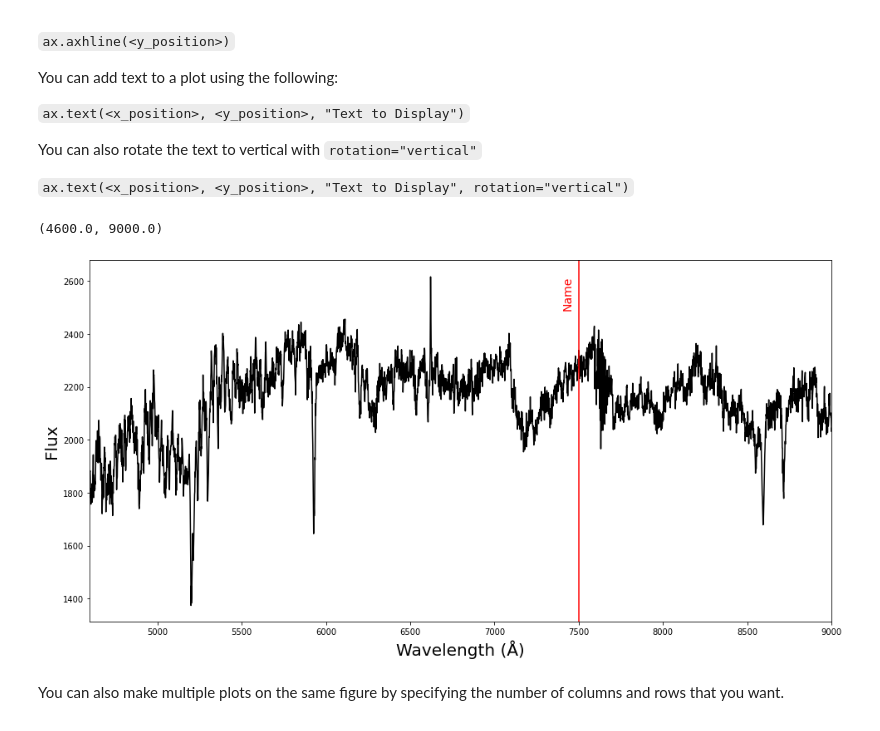
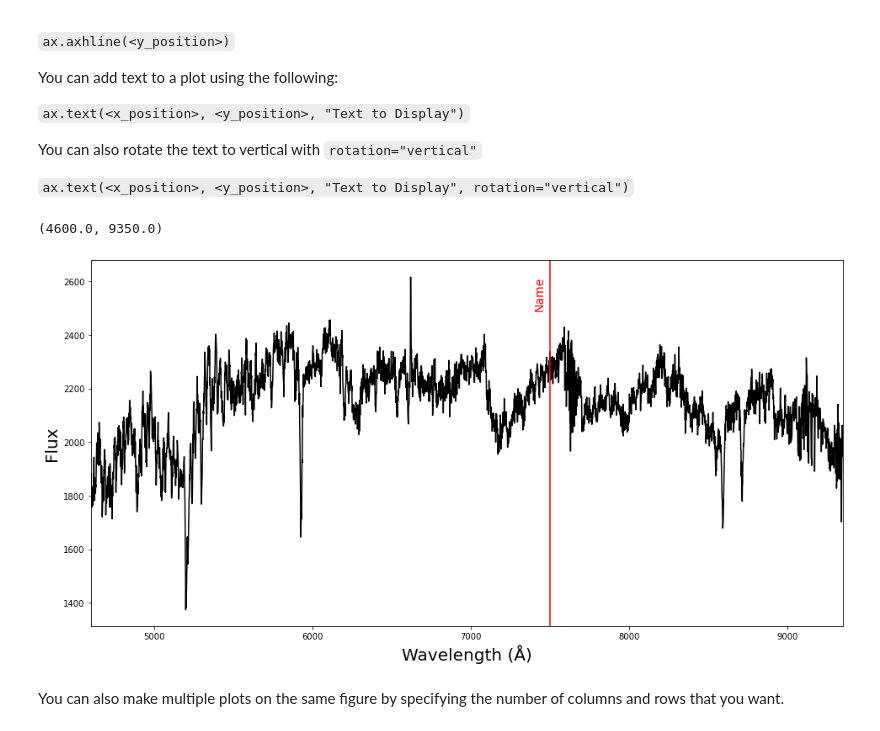
Before and after one commit to abatten/introduction-to-computing, a Jupyter notebook: introduction_to_python.ipynb, the cells around one changed output. Saved outputs shown, nothing was run; the diff lists cells and outputs as text; code cells hidden in the pictures.

```diff
--- a/introduction_to_python.ipynb
+++ b/introduction_to_python.ipynb
@@ -542,21 +542,21 @@ You can also rotate the text to vertical with `rotation="vertical"`
 # %%
 fig, ax = plt.subplots(figsize=(16,8))
 
 ax.plot(wavelength, spectra1, color="black")
 
 # Cope these lines multiple times and replace the x values and the name for each element you find.
 ax.axvline(x=7500, color="red")
 ax.text(x=7400, y=2500, s="Name", rotation='vertical', color="red", fontsize=14)
 
 ax.set_xlabel("Wavelength (Å)", fontsize=20)
 ax.set_ylabel("Flux", fontsize=20)
-ax.set_xlim(4600, 9000)
+ax.set_xlim(4600, 9350)
 
 # Remember to Save your Figure!
 #plt.savefig("FCC167_spectra.png")
 # %% [output]
-(4600.0, 9000.0)
+(4600.0, 9350.0)
-[figure, old version]
+[figure, new version]
 # %% [markdown]
 
 You can also make multiple plots on the same figure by specifying the number of columns and rows that you want.
```
Also changed, not shown: parts of 2 cells of this notebook.
